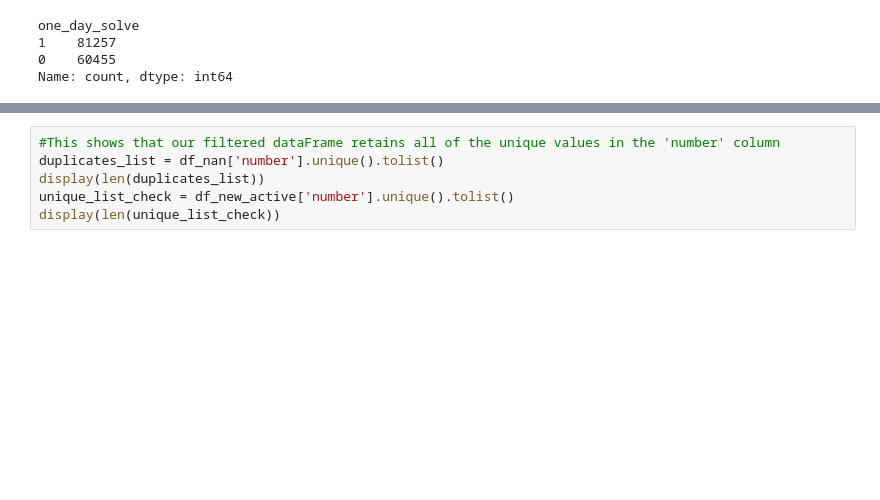
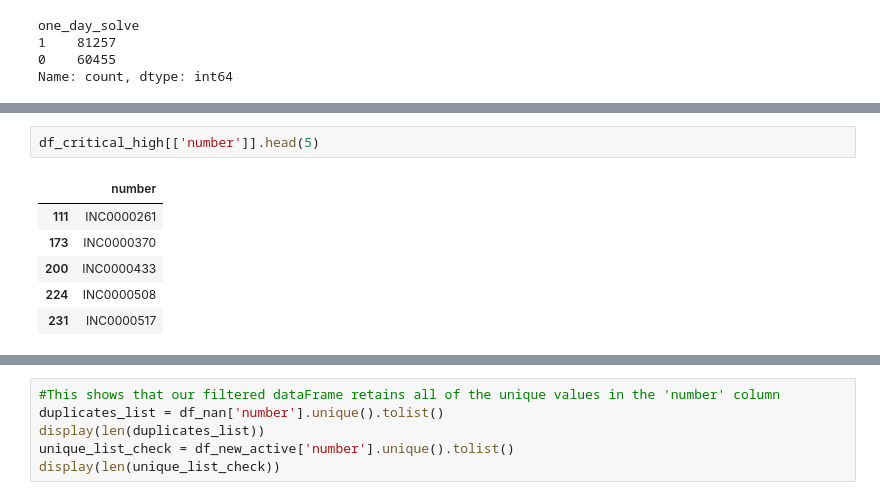
Before and after one commit to Sug-ar-N-Spice/Incident_Events, a Jupyter notebook: incident_event_log.ipynb, the cells around one changed output, grey strips where cells are left out. Drawn from its saved outputs; the diff is of its cells as text; blank space fills up the shorter version.

```diff
--- a/incident_event_log.ipynb
+++ b/incident_event_log.ipynb
@@ -341,0 +380,9 @@ Name: count, dtype: int64
+# %%
+df_critical_high[['number']].head(5)
+# %% [output]
+|  | number |
+| 111 | INC0000261 |
+| 173 | INC0000370 |
+| 200 | INC0000433 |
+| 224 | INC0000508 |
+| 231 | INC0000517 |
```
Also changed, not shown: parts of 122 cells of this notebook.
